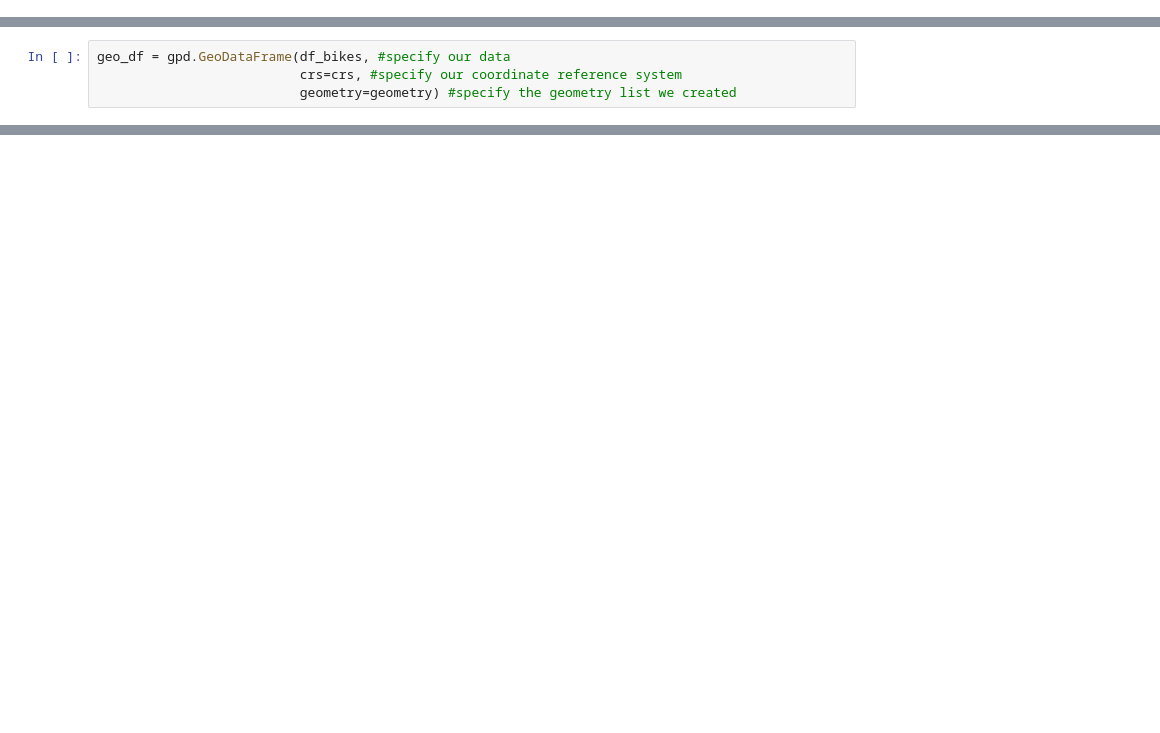
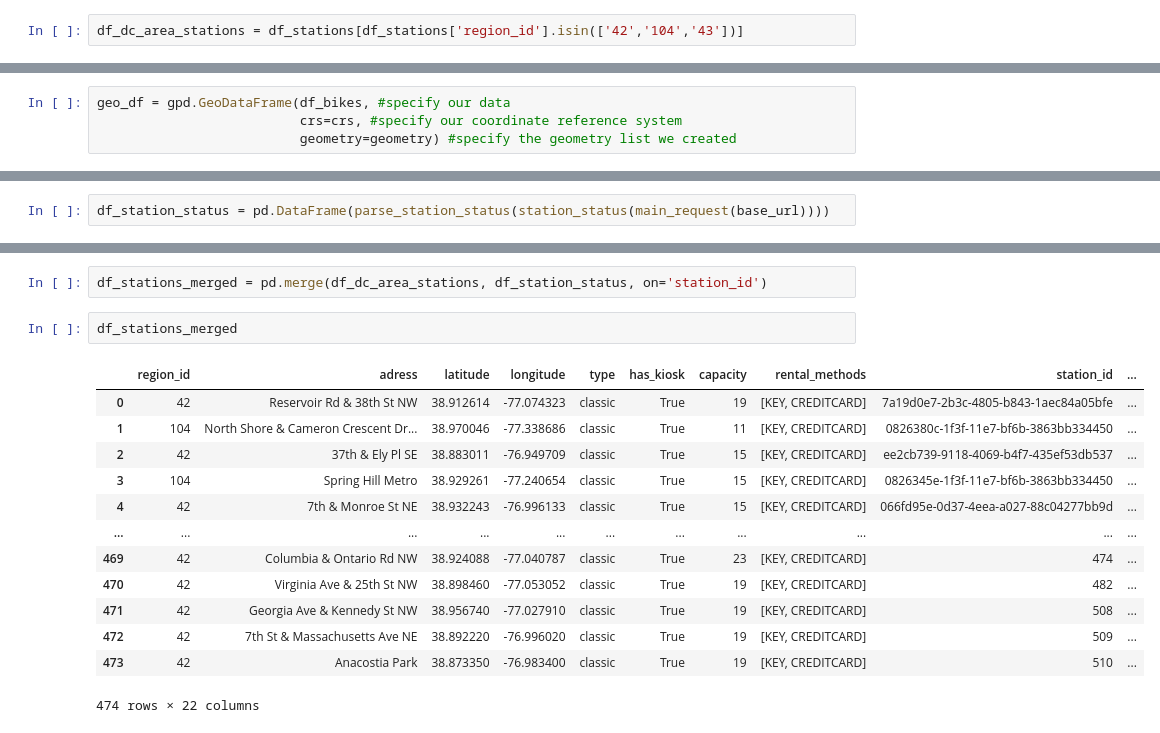
Before and after one commit to Maxremmo/Bike-Sharing-ML, a Jupyter notebook: realtime_bikeshare_data.ipynb, the cells around one changed output, grey strips where cells are left out. Drawn from its saved outputs; the diff is of its cells as text; blank space fills up the shorter version.

```diff
--- a/realtime_bikeshare_data.ipynb
+++ b/realtime_bikeshare_data.ipynb
@@ -109,0 +161,2 @@ df_stations.head(10)
+# %%
+df_dc_area_stations = df_stations[df_stations['region_id'].isin(['42','104','43'])]
@@ -208,0 +257,2 @@ plt.show()
+# %%
+df_station_status = pd.DataFrame(parse_station_status(station_status(main_request(base_url))))
@@ -208,0 +275,18 @@ plt.show()
+# %%
+df_stations_merged = pd.merge(df_dc_area_stations, df_station_status, on='station_id')
+# %%
+df_stations_merged
+# %% [output]
+|  | region_id | adress | latitude | longitude | type | has_kiosk | capacity | rental_methods | station_id | ... |
+| 0 | 42 | Reservoir Rd & 38th St NW | 38.912614 | -77.074323 | classic | True | 19 | [KEY, CREDITCARD] | 7a19d0e7-2b3c-4805-b843-1aec84a05bfe | ... |
+| 1 | 104 | North Shore & Cameron Crescent Dr... | 38.970046 | -77.338686 | classic | True | 11 | [KEY, CREDITCARD] | 0826380c-1f3f-11e7-bf6b-3863bb334450 | ... |
+| 2 | 42 | 37th & Ely Pl SE | 38.883011 | -76.949709 | classic | True | 15 | [KEY, CREDITCARD] | ee2cb739-9118-4069-b4f7-435ef53db537 | ... |
+| 3 | 104 | Spring Hill Metro | 38.929261 | -77.240654 | classic | True | 15 | [KEY, CREDITCARD] | 0826345e-1f3f-11e7-bf6b-3863bb334450 | ... |
+| 4 | 42 | 7th & Monroe St NE | 38.932243 | -76.996133 | classic | True | 15 | [KEY, CREDITCARD] | 066fd95e-0d37-4eea-a027-88c04277bb9d | ... |
+| ... | ... | ... | ... | ... | ... | ... | ... | ... | ... | ... |
+| 469 | 42 | Columbia & Ontario Rd NW | 38.924088 | -77.040787 | classic | True | 23 | [KEY, CREDITCARD] | 474 | ... |
+| 470 | 42 | Virginia Ave & 25th St NW | 38.898460 | -77.053052 | classic | True | 19 | [KEY, CREDITCARD] | 482 | ... |
+| 471 | 42 | Georgia Ave & Kennedy St NW | 38.956740 | -77.027910 | classic | True | 19 | [KEY, CREDITCARD] | 508 | ... |
+| 472 | 42 | 7th St & Massachusetts Ave NE | 38.892220 | -76.996020 | classic | True | 19 | [KEY, CREDITCARD] | 509 | ... |
+| 473 | 42 | Anacostia Park | 38.873350 | -76.983400 | classic | True | 19 | [KEY, CREDITCARD] | 510 | ... |
+474 rows × 22 columns
```
Also changed, not shown: parts of 17 cells of this notebook.
